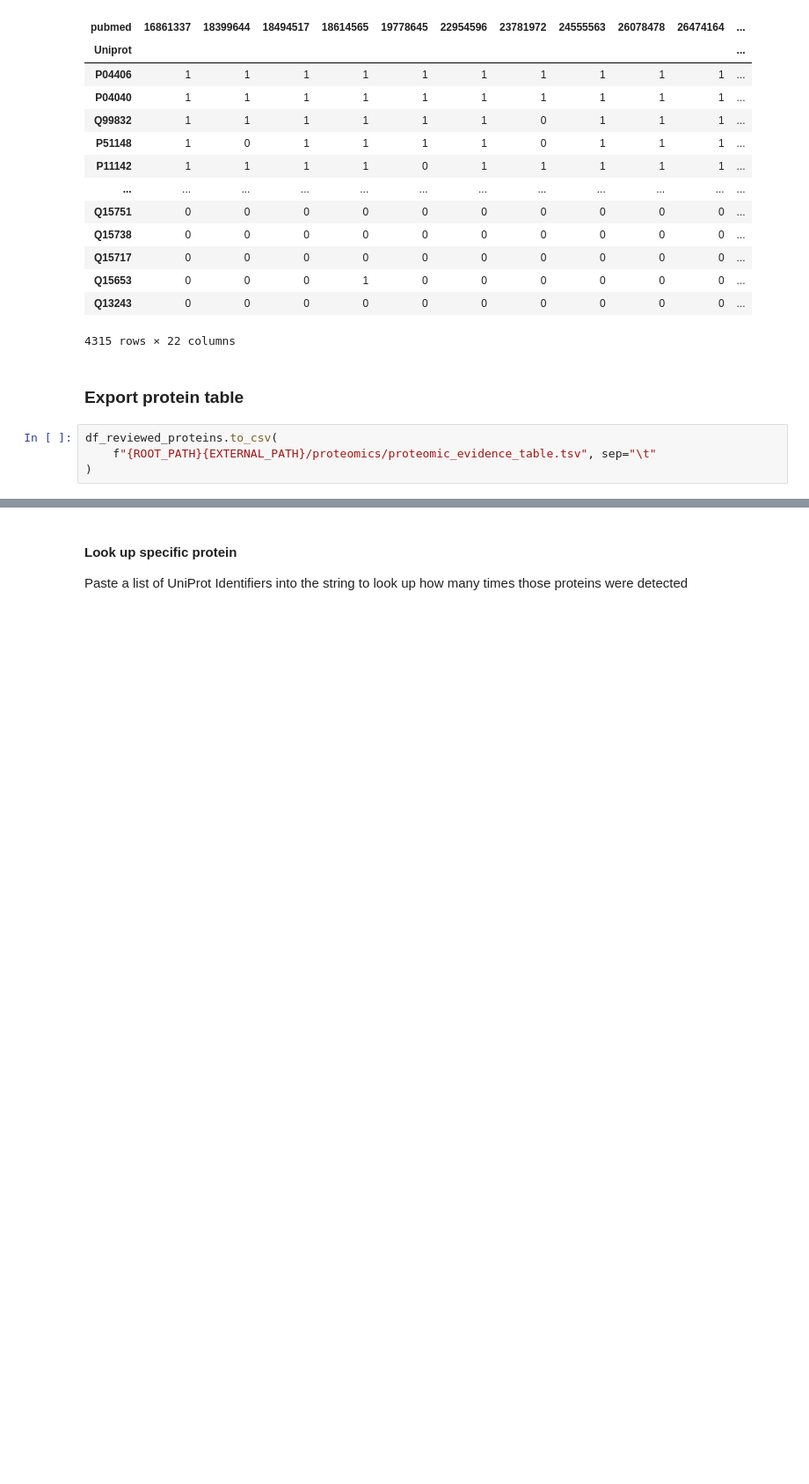
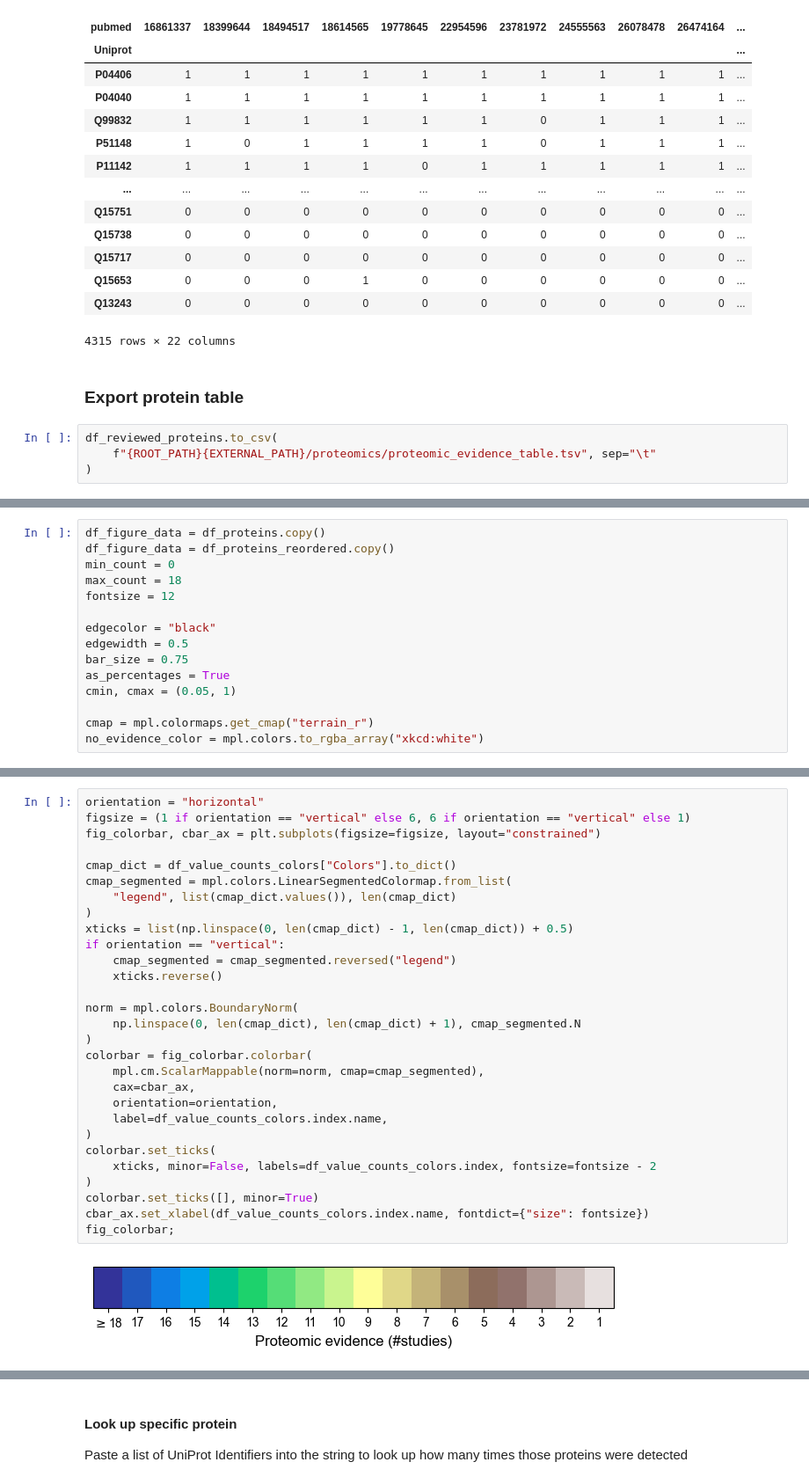
Before and after one commit to z-haiman/RBC-GEM, a Jupyter notebook: code/notebooks/data/AggregateData_Proteomics.ipynb, the cells around one changed output, grey strips where cells are left out. Shown at 88% size. Cells and saved outputs as stored; diff of their text form; blank space fills up the shorter version.

Commit message:
Rerun data and annotation notebooks, update input and output files

```diff
--- a/code/notebooks/data/AggregateData_Proteomics.ipynb
+++ b/code/notebooks/data/AggregateData_Proteomics.ipynb
@@ -368,0 +317,15 @@ colorbar
+# %%
+df_figure_data = df_proteins.copy()
+df_figure_data = df_proteins_reordered.copy()
+min_count = 0
+max_count = 18
+fontsize = 12
+
+edgecolor = "black"
+edgewidth = 0.5
+bar_size = 0.75
+as_percentages = True
+cmin, cmax = (0.05, 1)
+
+cmap = mpl.colormaps.get_cmap("terrain_r")
+no_evidence_color = mpl.colors.to_rgba_array("xkcd:white")
@@ -368,0 +392,31 @@ colorbar
+# %%
+orientation = "horizontal"
+figsize = (1 if orientation == "vertical" else 6, 6 if orientation == "vertical" else 1)
+fig_colorbar, cbar_ax = plt.subplots(figsize=figsize, layout="constrained")
+
+cmap_dict = df_value_counts_colors["Colors"].to_dict()
+cmap_segmented = mpl.colors.LinearSegmentedColormap.from_list(
+    "legend", list(cmap_dict.values()), len(cmap_dict)
+)
+xticks = list(np.linspace(0, len(cmap_dict) - 1, len(cmap_dict)) + 0.5)
+if orientation == "vertical":
+    cmap_segmented = cmap_segmented.reversed("legend")
+    xticks.reverse()
+
+norm = mpl.colors.BoundaryNorm(
+    np.linspace(0, len(cmap_dict), len(cmap_dict) + 1), cmap_segmented.N
+)
+colorbar = fig_colorbar.colorbar(
+    mpl.cm.ScalarMappable(norm=norm, cmap=cmap_segmented),
+    cax=cbar_ax,
+    orientation=orientation,
+    label=df_value_counts_colors.index.name,
+)
+colorbar.set_ticks(
+    xticks, minor=False, labels=df_value_counts_colors.index, fontsize=fontsize - 2
+)
+colorbar.set_ticks([], minor=True)
+cbar_ax.set_xlabel(df_value_counts_colors.index.name, fontdict={"size": fontsize})
+fig_colorbar;
+# %% [output]
+[figure, added]
```
Also changed, not shown: parts of 19 cells of this notebook, 40 other files.
